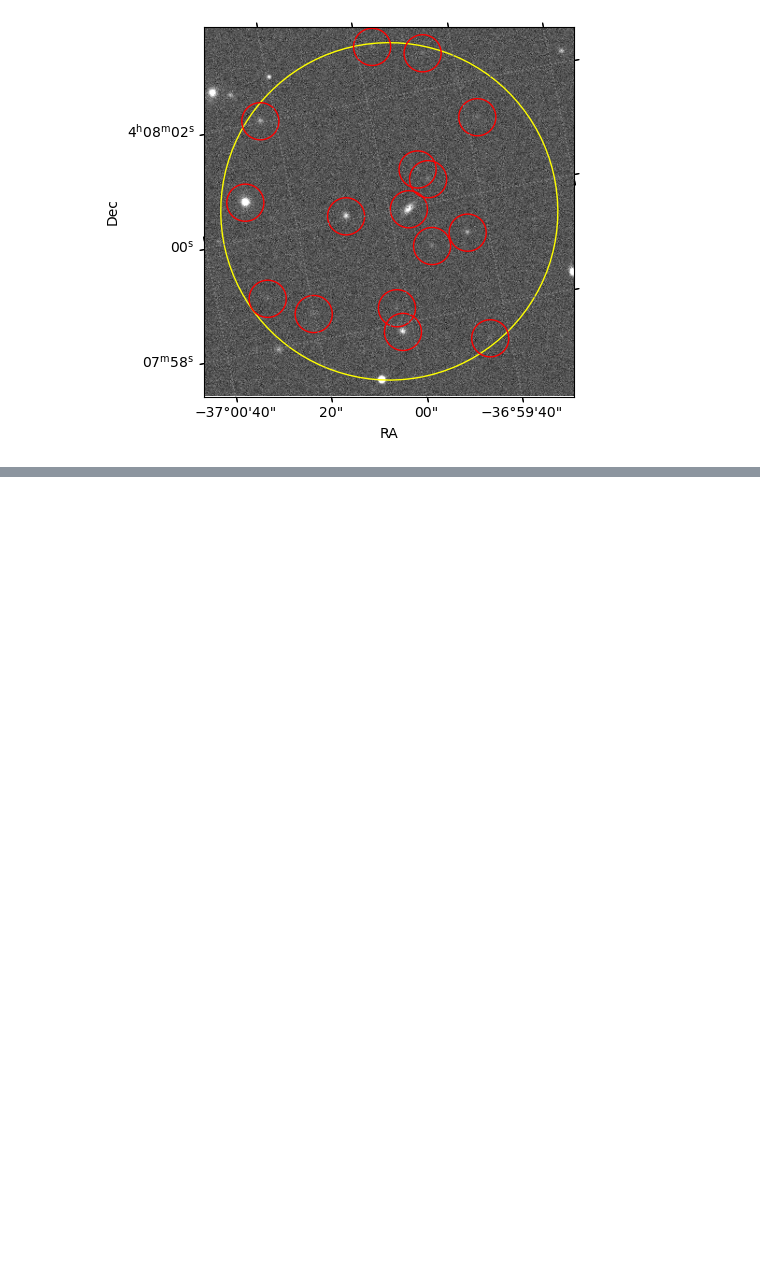
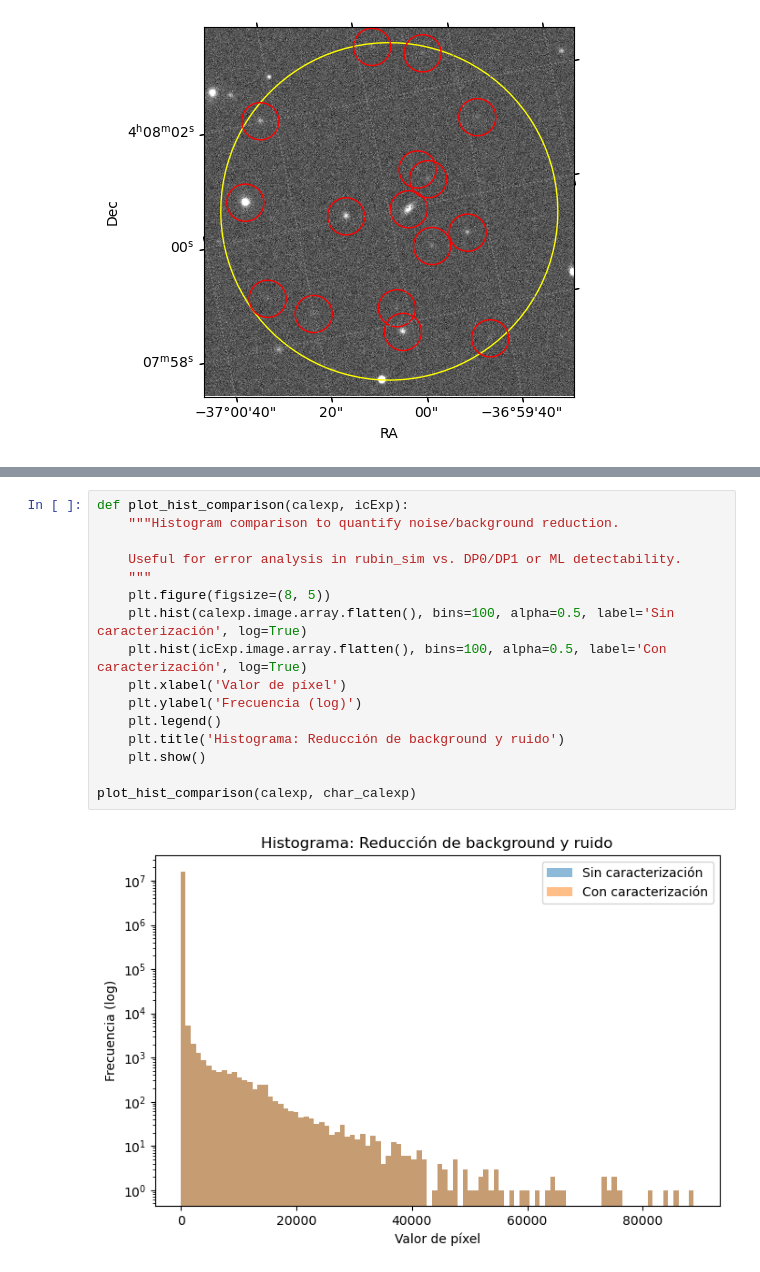
Before and after one commit to nowokaren/ulens_lsst, a Jupyter notebook: docs/tutorials/tutorial_RSP.ipynb, the cells around one changed output, grey strips where cells are left out. Drawn from its saved outputs; the diff is of its cells as text; blank space fills up the shorter version.

```diff
--- a/docs/tutorials/tutorial_RSP.ipynb
+++ b/docs/tutorials/tutorial_RSP.ipynb
@@ -402,0 +746,18 @@ plt.show()
+# %%
+def plot_hist_comparison(calexp, icExp):
+    """Histogram comparison to quantify noise/background reduction.
+
+    Useful for error analysis in rubin_sim vs. DP0/DP1 or ML detectability.
+    """
+    plt.figure(figsize=(8, 5))
+    plt.hist(calexp.image.array.flatten(), bins=100, alpha=0.5, label='Sin caracterización', log=True)
+    plt.hist(icExp.image.array.flatten(), bins=100, alpha=0.5, label='Con caracterización', log=True)
+    plt.xlabel('Valor de píxel')
+    plt.ylabel('Frecuencia (log)')
+    plt.legend()
+    plt.title('Histograma: Reducción de background y ruido')
+    plt.show()
+
+plot_hist_comparison(calexp, char_calexp)
+# %% [output]
+[figure, added]
```
Also changed, not shown: parts of 40 cells of this notebook.
